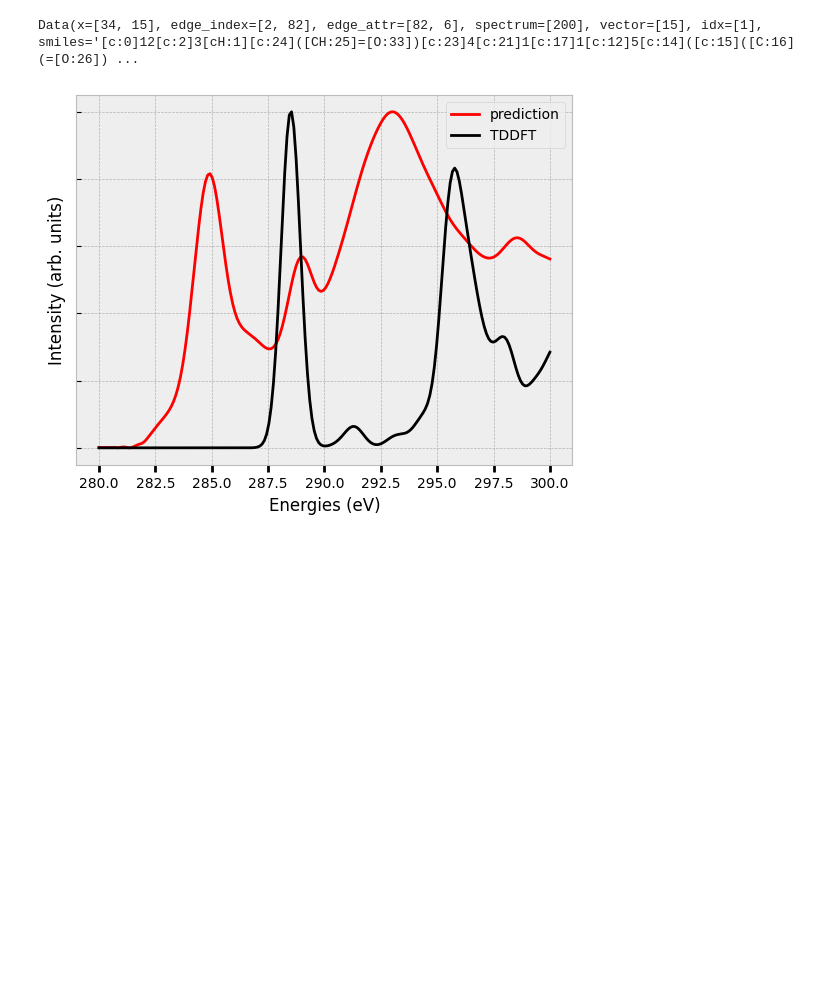
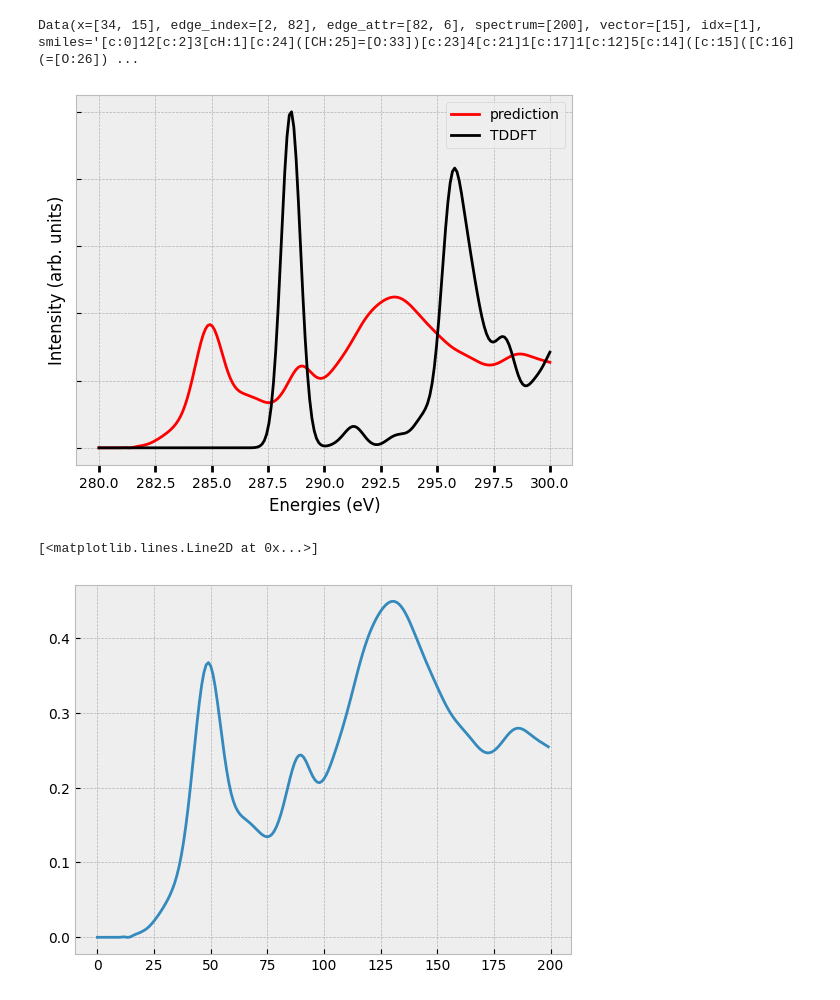
Before and after one commit to sam-j-hall/GO_molecule_GNN, a Jupyter notebook: XASNet-predict.ipynb, the cells around one changed output. Saved outputs shown, nothing was run; the diff lists cells and outputs as text; code cells hidden in the pictures; blank space fills up the shorter version.

```diff
--- a/XASNet-predict.ipynb
+++ b/XASNet-predict.ipynb
@@ -220,8 +221,13 @@ x_pred, y_pred = graph_picker.predictions()
 plot_prediction(x_pred,
                 y_pred,
                 y_true,
-                normalise=True,
+                normalise=False,
                 add_peaks=False,
                 save=False)
 # %% [output]
-[figure, old version]
+[figure, new version]
+# %%
+plt.plot(y_pred)
+# %% [output]
+[<matplotlib.lines.Line2D at 0x...>]
+[figure, added]
```
Also changed, not shown: parts of 12 cells of this notebook, 1 other file.
